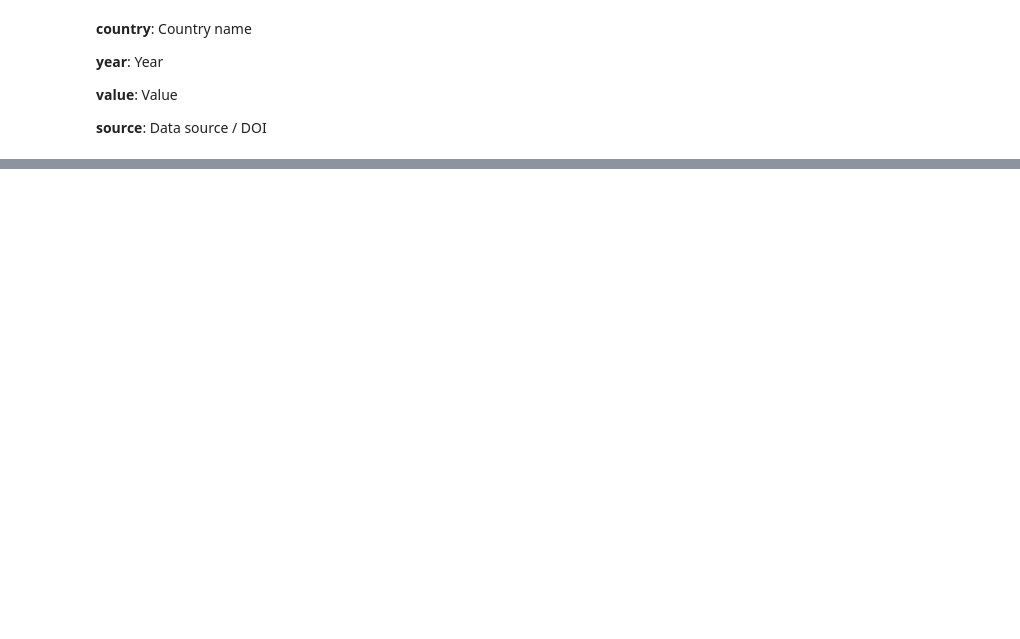
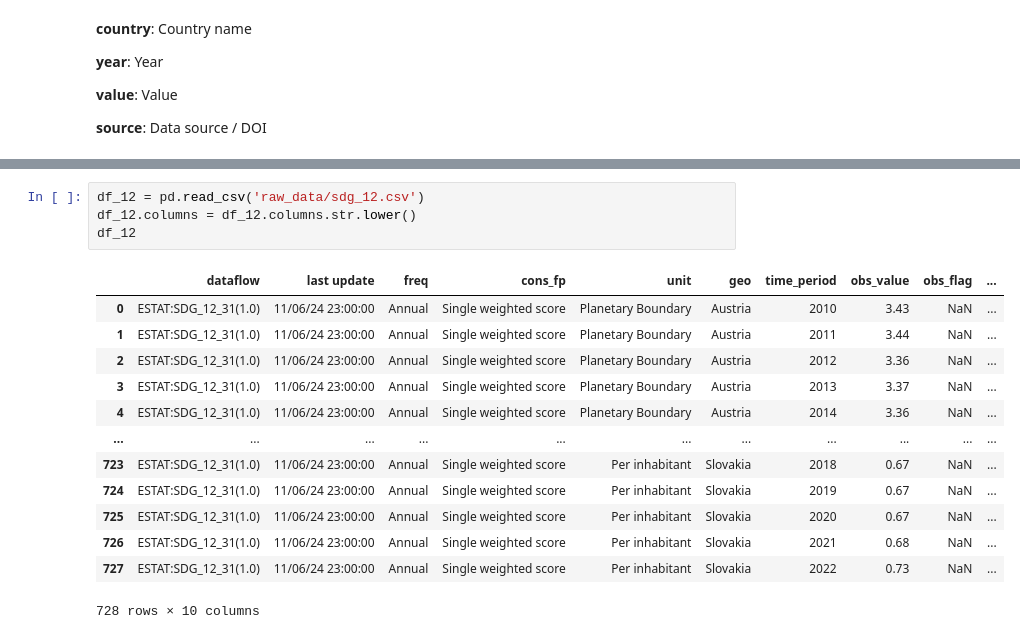
Before and after one commit to mozartfish/DH2321-Final-Project, a Jupyter notebook: data_cleaning.ipynb, the cells around one changed output, grey strips where cells are left out. Cells and saved outputs as stored; diff of their text form; blank space fills up the shorter version.

```diff
--- a/data_cleaning.ipynb
+++ b/data_cleaning.ipynb
@@ -136,3 +174,21 @@ df_11
+# %%
+df_12 = pd.read_csv('raw_data/sdg_12.csv')
+df_12.columns = df_12.columns.str.lower()
+df_12
+# %% [output]
+|  | dataflow | last update | freq | cons_fp | unit | geo | time_period | obs_value | obs_flag | ... |
+| 0 | ESTAT:SDG_12_31(1.0) | 11/06/24 23:00:00 | Annual | Single weighted score | Planetary Boundary | Austria | 2010 | 3.43 | NaN | ... |
+| 1 | ESTAT:SDG_12_31(1.0) | 11/06/24 23:00:00 | Annual | Single weighted score | Planetary Boundary | Austria | 2011 | 3.44 | NaN | ... |
+| 2 | ESTAT:SDG_12_31(1.0) | 11/06/24 23:00:00 | Annual | Single weighted score | Planetary Boundary | Austria | 2012 | 3.36 | NaN | ... |
+| 3 | ESTAT:SDG_12_31(1.0) | 11/06/24 23:00:00 | Annual | Single weighted score | Planetary Boundary | Austria | 2013 | 3.37 | NaN | ... |
+| 4 | ESTAT:SDG_12_31(1.0) | 11/06/24 23:00:00 | Annual | Single weighted score | Planetary Boundary | Austria | 2014 | 3.36 | NaN | ... |
+| ... | ... | ... | ... | ... | ... | ... | ... | ... | ... | ... |
+| 723 | ESTAT:SDG_12_31(1.0) | 11/06/24 23:00:00 | Annual | Single weighted score | Per inhabitant | Slovakia | 2018 | 0.67 | NaN | ... |
+| 724 | ESTAT:SDG_12_31(1.0) | 11/06/24 23:00:00 | Annual | Single weighted score | Per inhabitant | Slovakia | 2019 | 0.67 | NaN | ... |
+| 725 | ESTAT:SDG_12_31(1.0) | 11/06/24 23:00:00 | Annual | Single weighted score | Per inhabitant | Slovakia | 2020 | 0.67 | NaN | ... |
+| 726 | ESTAT:SDG_12_31(1.0) | 11/06/24 23:00:00 | Annual | Single weighted score | Per inhabitant | Slovakia | 2021 | 0.68 | NaN | ... |
+| 727 | ESTAT:SDG_12_31(1.0) | 11/06/24 23:00:00 | Annual | Single weighted score | Per inhabitant | Slovakia | 2022 | 0.73 | NaN | ... |
+728 rows × 10 columns
 # %% [markdown]
 **country**: Country name
 
```
Also changed, not shown: parts of 12 cells of this notebook, 5 other files.
